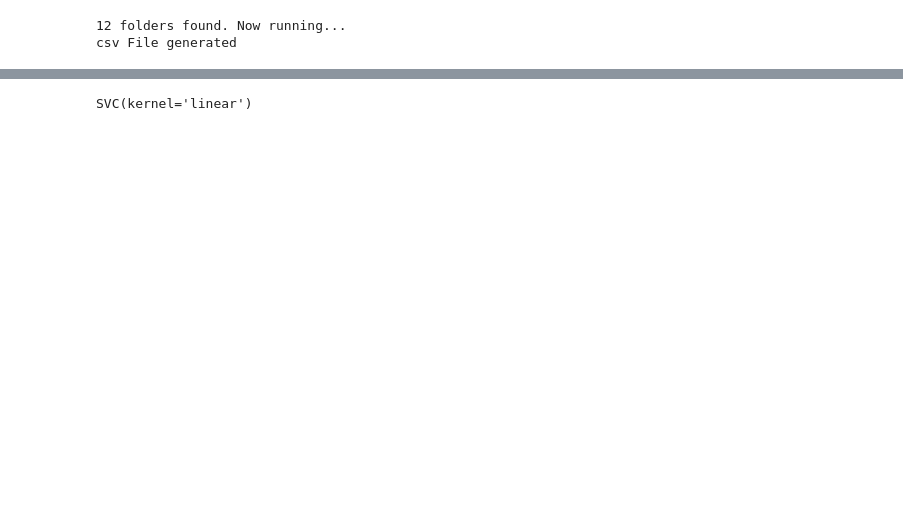
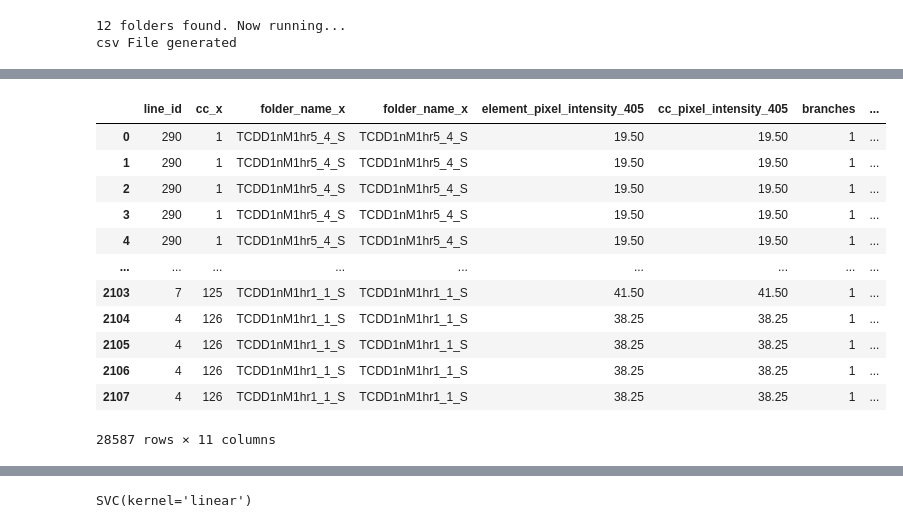
Before and after one commit to NotRithik/Mitochondrial-Function-Prediction, a Jupyter notebook: MLV0.ipynb, the cells around one changed output, grey strips where cells are left out. Drawn from its saved outputs; the diff is of its cells as text; code cells hidden in the pictures; blank space fills up the shorter version.

```diff
--- a/MLV0.ipynb
+++ b/MLV0.ipynb
@@ -118,2 +58,20 @@ csv File generated
+# %%
+df = f[['line_id', 'cc_x', 'folder_name_x', 'element_pixel_intensity_405', 'cc_pixel_intensity_405', 'branches', 'nodes', 'edges', 'cc_max_PK', 'cc_length_(um)']]
+# %%
+df
+# %% [output]
+|  | line_id | cc_x | folder_name_x | folder_name_x | element_pixel_intensity_405 | cc_pixel_intensity_405 | branches | ... |
+| 0 | 290 | 1 | TCDD1nM1hr5_4_S | TCDD1nM1hr5_4_S | 19.50 | 19.50 | 1 | ... |
+| 1 | 290 | 1 | TCDD1nM1hr5_4_S | TCDD1nM1hr5_4_S | 19.50 | 19.50 | 1 | ... |
+| 2 | 290 | 1 | TCDD1nM1hr5_4_S | TCDD1nM1hr5_4_S | 19.50 | 19.50 | 1 | ... |
+| 3 | 290 | 1 | TCDD1nM1hr5_4_S | TCDD1nM1hr5_4_S | 19.50 | 19.50 | 1 | ... |
+| 4 | 290 | 1 | TCDD1nM1hr5_4_S | TCDD1nM1hr5_4_S | 19.50 | 19.50 | 1 | ... |
+| ... | ... | ... | ... | ... | ... | ... | ... | ... |
+| 2103 | 7 | 125 | TCDD1nM1hr1_1_S | TCDD1nM1hr1_1_S | 41.50 | 41.50 | 1 | ... |
+| 2104 | 4 | 126 | TCDD1nM1hr1_1_S | TCDD1nM1hr1_1_S | 38.25 | 38.25 | 1 | ... |
+| 2105 | 4 | 126 | TCDD1nM1hr1_1_S | TCDD1nM1hr1_1_S | 38.25 | 38.25 | 1 | ... |
+| 2106 | 4 | 126 | TCDD1nM1hr1_1_S | TCDD1nM1hr1_1_S | 38.25 | 38.25 | 1 | ... |
+| 2107 | 4 | 126 | TCDD1nM1hr1_1_S | TCDD1nM1hr1_1_S | 38.25 | 38.25 | 1 | ... |
+28587 rows × 11 columns
 # %%
 bigN = pd.concat(n)
```
Also changed, not shown: parts of 24 cells of this notebook, 1 other file.
